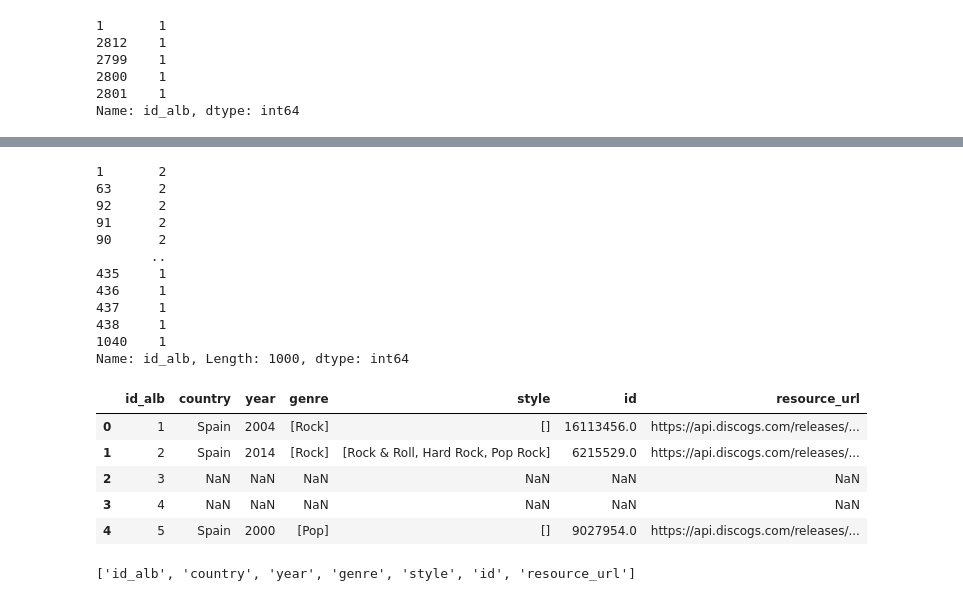
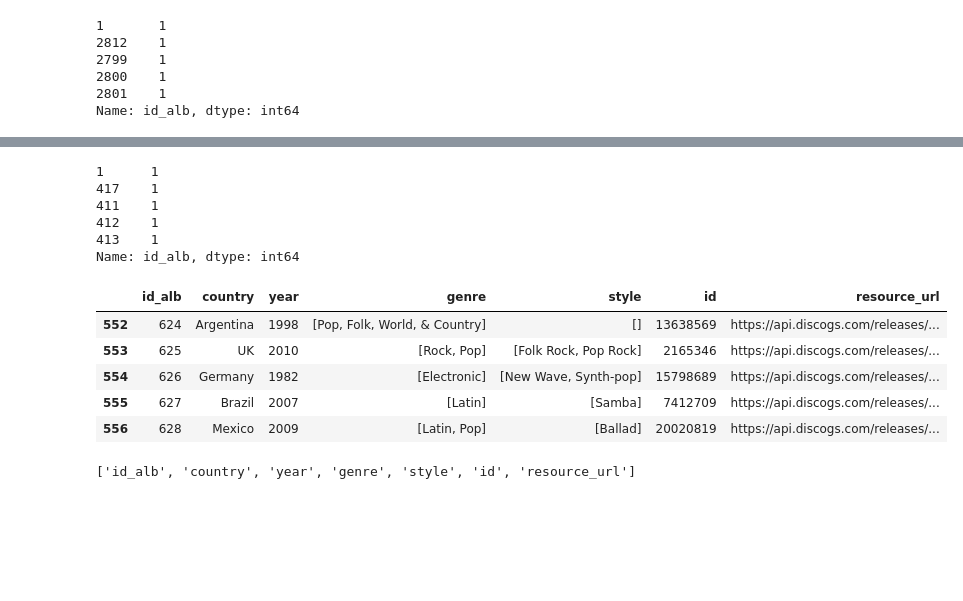
Before and after one commit to emarfer/musicable, a Jupyter notebook: notebooks_pruebas/12_b_generos_vuelven.ipynb, the cells around one changed output, grey strips where cells are left out. Saved outputs shown, nothing was run; the diff lists cells and outputs as text; code cells hidden in the pictures; blank space fills up the shorter version.

Commit message:
tabla generos discog 💿

```diff
--- a/notebooks_pruebas/12_b_generos_vuelven.ipynb
+++ b/notebooks_pruebas/12_b_generos_vuelven.ipynb
@@ -113,0 +114,24 @@ for i,r in art_alb[:1000].iterrows():
+# %%
+for i,r in art_alb[100:500].iterrows():
+    time.sleep(1.1)
+    urlalb = f'https://api.discogs.com/database/search?type=release&artist={r.artist}&release_title={r.album}&token={tokendis}'
+    reqalb = requests.get(urlalb).json()
+    if reqalb['pagination']['items'] > 0:
+        alb = reqalb['results'][0]
+        generismo = ' / '.join(alb.get('genre','desconocido'))
+        stylismo = ' / '.join(alb.get('style','desconocido'))
+        engine.execute(f'''
+            INSERT INTO gen_alb (id_alb, country, year_date, genre, style, id, resource_url,lindex)
+            VALUES ({int(r.id_alb)},
+                    '{alb.get('country','desconocido')}',
+                    {alb.get('year',0)},
+                    '{generismo}',
+                    '{stylismo}',
+                    {alb.get('id',0)},
+                    '{alb.get('resource_url','url_desconocida')}',
+                    {reqalb['results'].index(alb)}
+                    );
+            ''')
+
+        if i%10 == 0:
+            print(f'{i}: {r.artist}-{r.album} & anteriores DONE')
@@ -113,0 +160,19 @@ for i,r in art_alb[:1000].iterrows():
+# %%
+
+for i,r in art_alb[500:600].iterrows():
+    time.sleep(1)
+    urlalb = f'https://api.discogs.com/database/search?type=release&artist={r.artist}&release_title={r.album}&token={tokendis}'
+    reqalb = requests.get(urlalb).json()
+    if reqalb['pagination']['items'] > 0:
+        alb = reqalb['results'][0]
+        dicc = {}
+        dicc['id_alb'] = int(r.id_alb)
+        dicc['country'] = alb.get('country','desconocido')
+        dicc['year'] = alb.get('year','000')
+        dicc['genre'] = alb.get('genre','desconocido')
+        dicc['style'] = alb.get('style','desconocido')
+        dicc['id'] = alb.get('id',0)
+        dicc['resource_url'] = alb.get('resource_url','url_desconocida')
+        busqueda.append(dicc)
+        if i%10 == 0:
+            print(f'{i}: {r.artist}-{r.album} & anteriores DONE')
@@ -130,29 +206,23 @@ pd.DataFrame(busqueda)
 # %%
 resultados = pd.DataFrame(busqueda)
 # %%
-resultados.id_alb.value_counts()
+resultados.id_alb.value_counts().head()
 # %% [output]
-1       2
-63      2
-92      2
-91      2
-90      2
-       ..
-435     1
-436     1
-437     1
-438     1
-1040    1
-Name: id_alb, Length: 1000, dtype: int64
+1      1
+417    1
+411    1
+412    1
+413    1
+Name: id_alb, dtype: int64
 # %%
-resultados.head()
+resultados.tail()
 # %% [output]
 |  | id_alb | country | year | genre | style | id | resource_url |
-| 0 | 1 | Spain | 2004 | [Rock] | [] | 16113456.0 | https://api.discogs.com/releases/... |
-| 1 | 2 | Spain | 2014 | [Rock] | [Rock & Roll, Hard Rock, Pop Rock] | 6215529.0 | https://api.discogs.com/releases/... |
-| 2 | 3 | NaN | NaN | NaN | NaN | NaN | NaN |
-| 3 | 4 | NaN | NaN | NaN | NaN | NaN | NaN |
-| 4 | 5 | Spain | 2000 | [Pop] | [] | 9027954.0 | https://api.discogs.com/releases/... |
+| 552 | 624 | Argentina | 1998 | [Pop, Folk, World, & Country] | [] | 13638569 | https://api.discogs.com/releases/... |
+| 553 | 625 | UK | 2010 | [Rock, Pop] | [Folk Rock, Pop Rock] | 2165346 | https://api.discogs.com/releases/... |
+| 554 | 626 | Germany | 1982 | [Electronic] | [New Wave, Synth-pop] | 15798689 | https://api.discogs.com/releases/... |
+| 555 | 627 | Brazil | 2007 | [Latin] | [Samba] | 7412709 | https://api.discogs.com/releases/... |
+| 556 | 628 | Mexico | 2009 | [Latin, Pop] | [Ballad] | 20020819 | https://api.discogs.com/releases/... |
 # %%
 list(resultados.columns)
 # %% [output]
```
Also changed, not shown: parts of 5 cells of this notebook, 2 other files.
